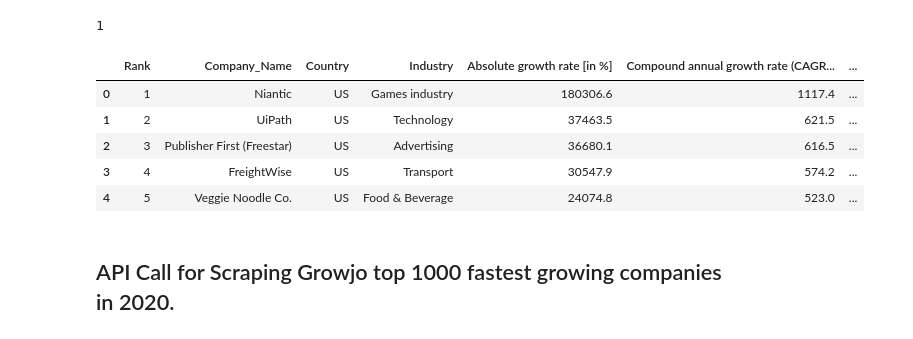
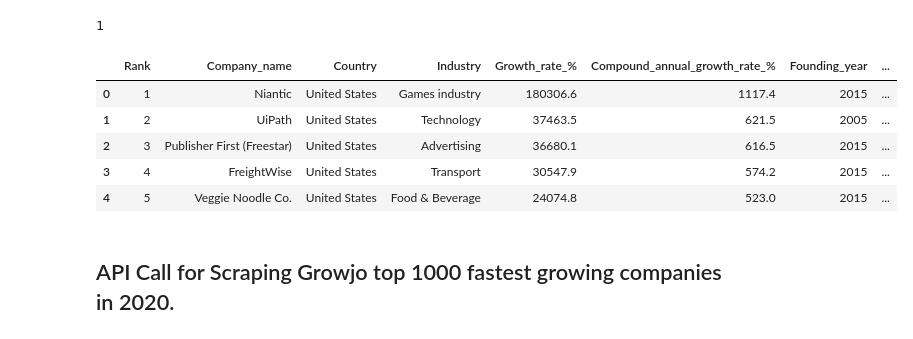
Before and after one commit to ermiasgelaye/ETL-Project, a Jupyter notebook: ETL_data_project.ipynb, the cells around one changed output. Cells and saved outputs as stored; diff of their text form; code cells hidden in the pictures.

```diff
--- a/ETL_data_project.ipynb
+++ b/ETL_data_project.ipynb
@@ -66,31 +65,37 @@ ft_tables_df = ft_tables[0]
 # %%
 # Transforming scraped data
 
+# Drop column we don't need
+drop_ft_columns=ft_tables_df.drop(['Revenue 2018 [in $m]','Revenue 2015 [in $m]','Number of employees 2018'], axis=1)
+
+
 # Remove unnecessary sign "*" from the first column
 
-ft_tables_df['Name'] = ft_tables_df['Name'].str.replace(r'*', '')
+drop_ft_columns['Name'] = drop_ft_columns['Name'].str.replace(r'*', '')
 
 # rename columns
-rename_ft_df=ft_tables_df.rename(columns={"Name":"Company_Name","FT category":"Industry"})
+rename_ft_df=drop_ft_columns.rename(columns={"Name":"Company_name","FT category":"Industry","Absolute growth rate [in %]":"Growth_rate_%","Founding Year":"Founding_year","Compound annual growth rate (CAGR) [in %]":"Compound_annual_growth_rate_%"})
 
 # Add the year column
-rename_ft_df['Year']= '2020'
+rename_ft_df['Rank_year']= '2020'
 
-# drop null values
+rename_ft_df['Country']= 'United States'
+
+# drop null values Growth
 
 rename_ft_df=rename_ft_df.dropna(axis=1,how='all')
 
 # remove duplicates and show clean data
 
 clean_ft_df=rename_ft_df.drop_duplicates()
 clean_ft_df.head()
 # %% [output]
-|  | Rank | Company_Name | Country | Industry | Absolute growth rate [in %] | Compound annual growth rate (CAGR... | ... |
-| 0 | 1 | Niantic | US | Games industry | 180306.6 | 1117.4 | ... |
-| 1 | 2 | UiPath | US | Technology | 37463.5 | 621.5 | ... |
-| 2 | 3 | Publisher First (Freestar) | US | Advertising | 36680.1 | 616.5 | ... |
-| 3 | 4 | FreightWise | US | Transport | 30547.9 | 574.2 | ... |
-| 4 | 5 | Veggie Noodle Co. | US | Food & Beverage | 24074.8 | 523.0 | ... |
+|  | Rank | Company_name | Country | Industry | Growth_rate_% | Compound_annual_growth_rate_% | Founding_year | ... |
+| 0 | 1 | Niantic | United States | Games industry | 180306.6 | 1117.4 | 2015 | ... |
+| 1 | 2 | UiPath | United States | Technology | 37463.5 | 621.5 | 2005 | ... |
+| 2 | 3 | Publisher First (Freestar) | United States | Advertising | 36680.1 | 616.5 | 2015 | ... |
+| 3 | 4 | FreightWise | United States | Transport | 30547.9 | 574.2 | 2015 | ... |
+| 4 | 5 | Veggie Noodle Co. | United States | Food & Beverage | 24074.8 | 523.0 | 2015 | ... |
 # %% [markdown]
 ## API Call for Scraping Growjo top 1000 fastest growing companies in 2020.
 # %%
```
Also changed, not shown: parts of 14 cells of this notebook, 4 other files.
